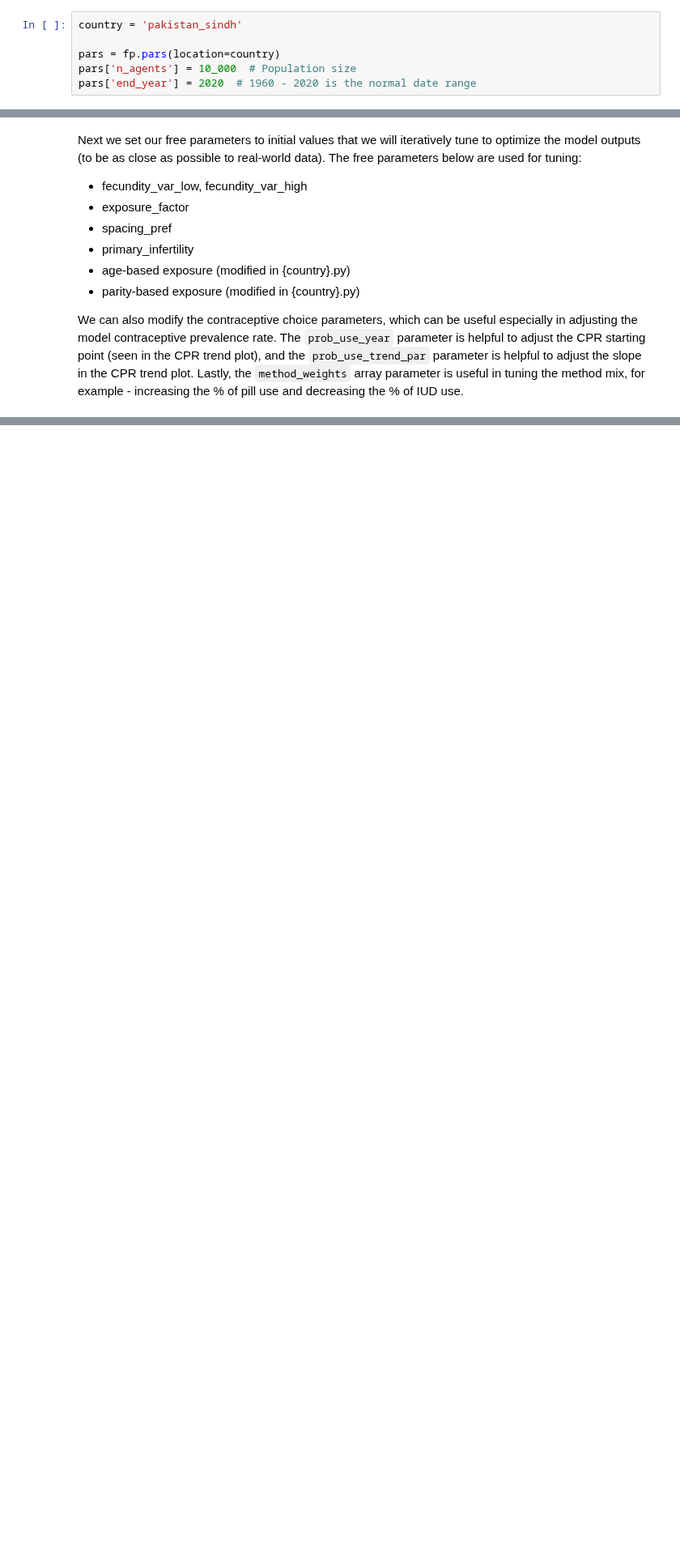
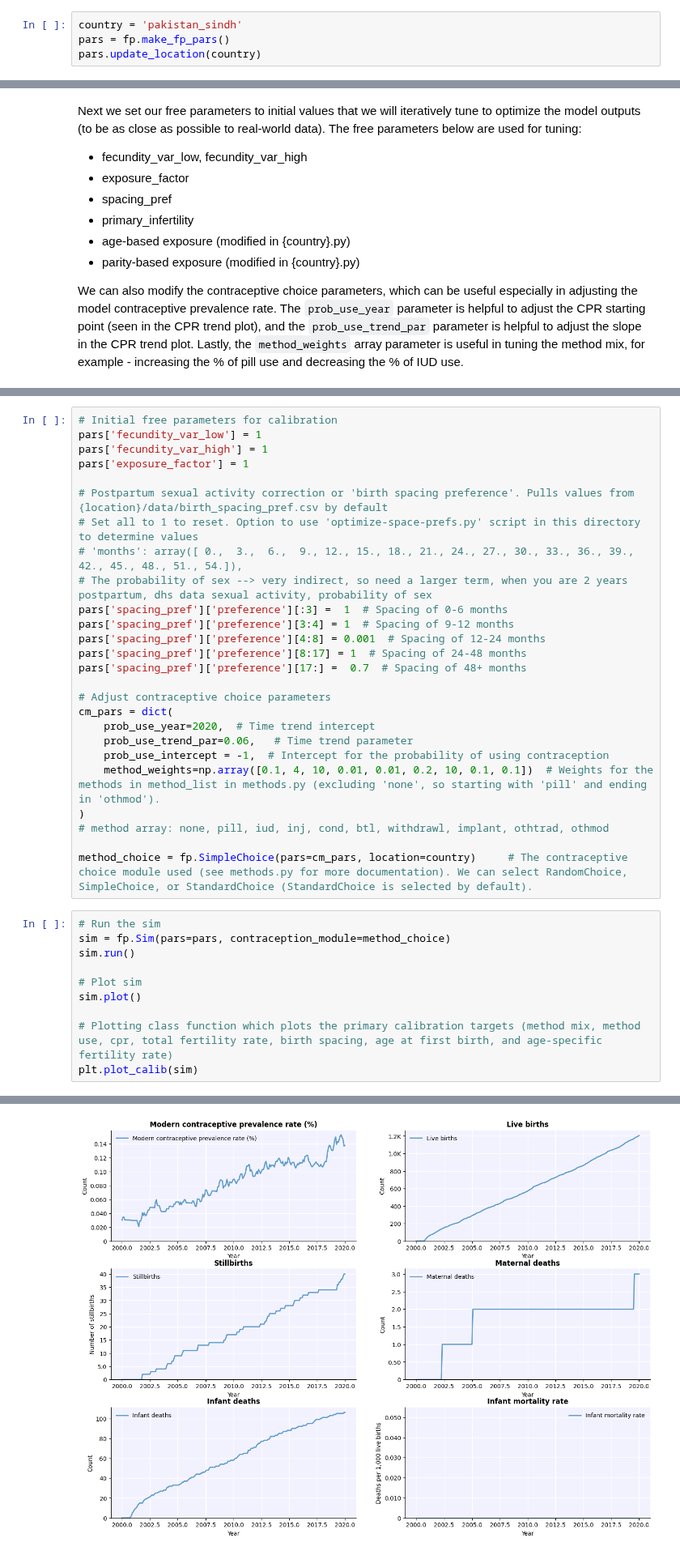
Before and after one commit to fpsim/fpsim, a Jupyter notebook: docs/tutorials/T6_calibration_pakistansindh.ipynb, the cells around one changed output, grey strips where cells are left out. Shown at 81% size. Drawn from its saved outputs; the diff is of its cells as text; blank space fills up the shorter version.

```diff
--- a/docs/tutorials/T6_calibration_pakistansindh.ipynb
+++ b/docs/tutorials/T6_calibration_pakistansindh.ipynb
@@ -119,6 +81,4 @@ First, we set up our parameters for the simulation(s) used for calibration, incl
 # %%
 country = 'pakistan_sindh'
-
-pars = fp.pars(location=country)
-pars['n_agents'] = 10_000  # Population size
-pars['end_year'] = 2020  # 1960 - 2020 is the normal date range
+pars = fp.make_fp_pars()
+pars.update_location(country)
@@ -138,0 +99,37 @@ We can also modify the contraceptive choice parameters, which can be useful espe
+# %%
+# Initial free parameters for calibration
+pars['fecundity_var_low'] = 1
+pars['fecundity_var_high'] = 1
+pars['exposure_factor'] = 1
+
+# Postpartum sexual activity correction or 'birth spacing preference'. Pulls values from {location}/data/birth_spacing_pref.csv by default
+# Set all to 1 to reset. Option to use 'optimize-space-prefs.py' script in this directory to determine values
+# 'months': array([ 0.,  3.,  6.,  9., 12., 15., 18., 21., 24., 27., 30., 33., 36., 39., 42., 45., 48., 51., 54.]),
+# The probability of sex --> very indirect, so need a larger term, when you are 2 years postpartum, dhs data sexual activity, probability of sex
+pars['spacing_pref']['preference'][:3] =  1  # Spacing of 0-6 months
+pars['spacing_pref']['preference'][3:4] = 1  # Spacing of 9-12 months
+pars['spacing_pref']['preference'][4:8] = 0.001  # Spacing of 12-24 months
+pars['spacing_pref']['preference'][8:17] = 1  # Spacing of 24-48 months
+pars['spacing_pref']['preference'][17:] =  0.7  # Spacing of 48+ months
+
+# Adjust contraceptive choice parameters
+cm_pars = dict(
+    prob_use_year=2020,  # Time trend intercept
+    prob_use_trend_par=0.06,   # Time trend parameter
+    prob_use_intercept = -1,  # Intercept for the probability of using contraception
+    method_weights=np.array([0.1, 4, 10, 0.01, 0.01, 0.2, 10, 0.1, 0.1])  # Weights for the methods in method_list in methods.py (excluding 'none', so starting with 'pill' and ending in 'othmod').
+)
+# method array: none, pill, iud, inj, cond, btl, withdrawl, implant, othtrad, othmod
+
+method_choice = fp.SimpleChoice(pars=cm_pars, location=country)     # The contraceptive choice module used (see methods.py for more documentation). We can select RandomChoice, SimpleChoice, or StandardChoice (StandardChoice is selected by default).
+# %%
+# Run the sim
+sim = fp.Sim(pars=pars, contraception_module=method_choice)
+sim.run()
+
+# Plot sim
+sim.plot()
+
+# Plotting class function which plots the primary calibration targets (method mix, method use, cpr, total fertility rate, birth spacing, age at first birth, and age-specific fertility rate)
+plt.plot_calib(sim)
+# %% [output]
@@ -138,0 +159 @@ We can also modify the contraceptive choice parameters, which can be useful espe
+[figure, added]
```
Also changed, not shown: parts of 26 cells of this notebook, 9 other files.
